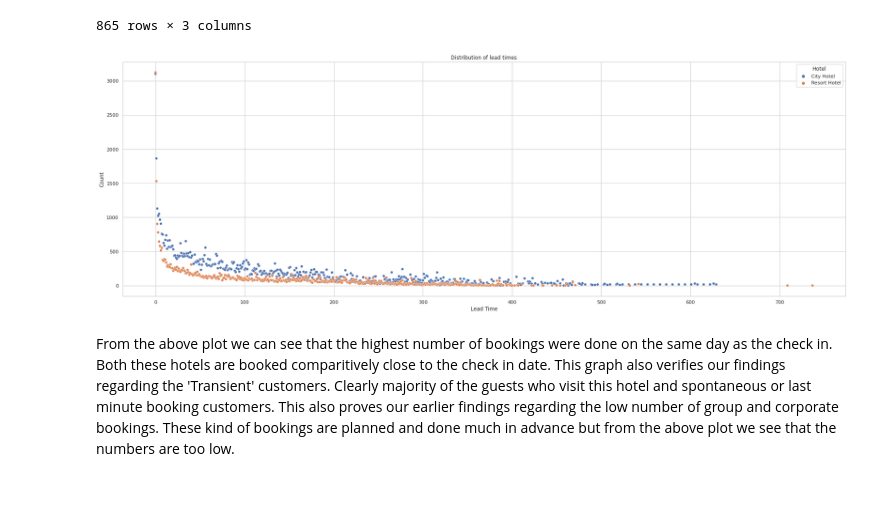
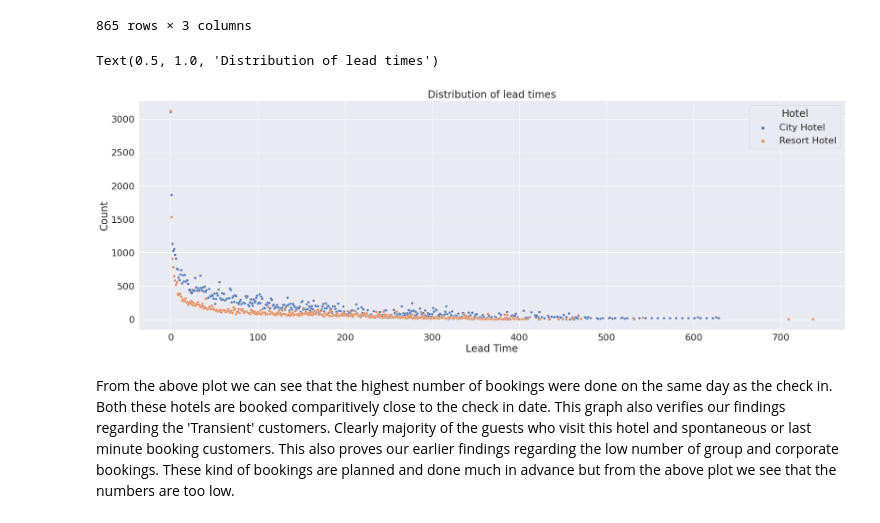
Before and after one commit to manm0han/hotel-booking-eda, a Jupyter notebook: Manmohan_Madhu_Hotel_Booking_Analysis_Capstone_Project.ipynb, the cells around one changed output. Cells and saved outputs as stored; diff of their text form; code cells hidden in the pictures; blank space fills up the shorter version.

Commit message:
Made the scatter plot more readable.

```diff
--- a/Manmohan_Madhu_Hotel_Booking_Analysis_Capstone_Project.ipynb
+++ b/Manmohan_Madhu_Hotel_Booking_Analysis_Capstone_Project.ipynb
@@ -460,11 +461,12 @@ lead_time_df
 # %%
 # Creating a scatterplot to visualize the distribution.
 sns.set_theme(style="whitegrid")
+sns.set(font_scale = 2)
 plt.subplots(figsize = (30,10))
 sns.scatterplot(data = lead_time_df, x = 'Lead Time', y = 'Count', hue = 'Hotel').set_title('Distribution of lead times')
-plt.show()
 # %% [output]
+Text(0.5, 1.0, 'Distribution of lead times')
-[figure, old version]
+[figure, new version]
 # %% [markdown]
 From the above plot we can see that the highest number of bookings were done on the same day as the check in. Both these hotels are booked comparitively close to the check in date. This graph also verifies our findings regarding the 'Transient' customers. Clearly majority of the guests who visit this hotel and spontaneous or last minute booking customers. This also proves our earlier findings regarding the low number of group and corporate bookings. These kind of bookings are planned and done much in advance but from the above plot we see that the numbers are too low.
 # %% [markdown]
```
Also changed, not shown: parts of 2 cells of this notebook.
